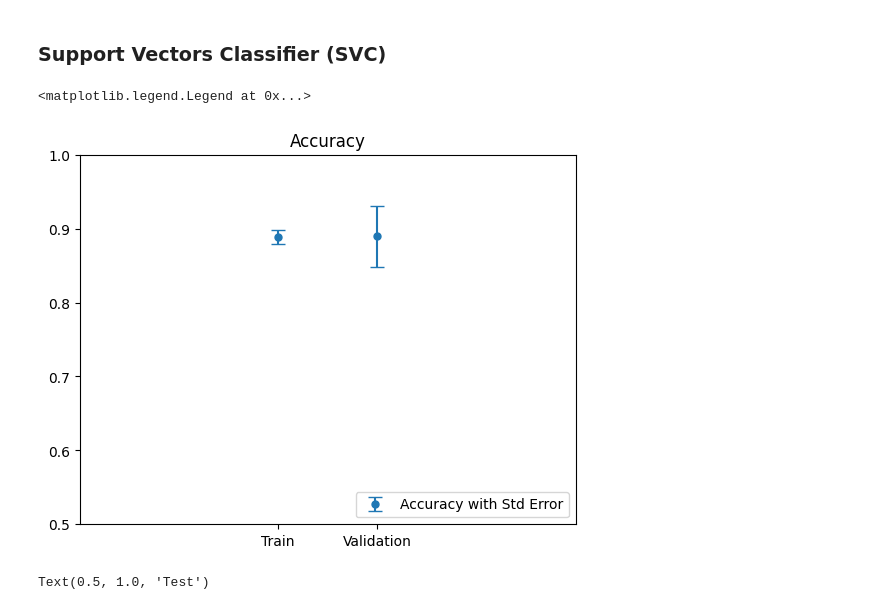
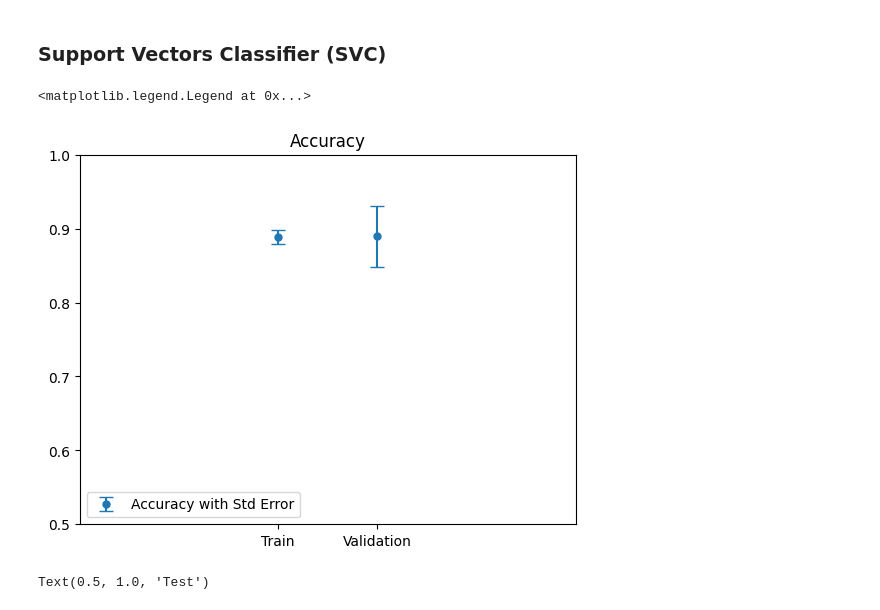
Before and after one commit to LeonardoMicheluz/progettoHealth, a Jupyter notebook: index_Micheluz.ipynb, the cells around one changed output. Drawn from its saved outputs; the diff is of its cells as text; code cells hidden in the pictures.

```diff
--- a/index_Micheluz.ipynb
+++ b/index_Micheluz.ipynb
@@ -465,7 +465,7 @@ knn_search = GridSearchCV(
   cv=5,
   scoring=["accuracy", "f1"],
   return_train_score=True,
-  refit=False,
+  refit="accuracy",
 )
 knn_search.fit(X_train, y_train)
 knn_search_results = pd.DataFrame(knn_search.cv_results_)
@@ -503,5 +502,5 @@ ax[1].legend(loc="lower right")
 # %%
-knn = KNeighborsClassifier(n_neighbors=18)
+knn = knn_search.best_estimator_
 knn.fit(X_train, y_train)
 knn_train_prediction = knn.predict(X_train)
 knn_test_prediction = knn.predict(X_test)
@@ -559,20 +556,20 @@ grid_search_results = pd.DataFrame(grid_search.cv_results_)
 # %%
 best_result = grid_search_results.iloc[grid_search.best_index_]
 train_accuracy = best_result["mean_train_score"]
 test_accuracy = best_result["mean_test_score"]
 train_accuracy_std = best_result["std_train_score"]
 test_accuracy_std = best_result["std_test_score"]
 
 _, ax = plt.subplots()
 ax.errorbar([1,2], [train_accuracy, test_accuracy], [train_accuracy_std, test_accuracy_std], fmt='o', capsize=5, markersize=5, label='Accuracy with Std Error')
 ax.set_title("Accuracy")
 ax.set_xlim(-1, 4)
 ax.set_ylim(0.5, 1)
 ax.set_xticks([1,2], ["Train", "Validation"])
-ax.legend(loc="lower right")
+ax.legend(loc="lower left")
 # %% [output]
 <matplotlib.legend.Legend at 0x...>
-[figure, old version]
+[figure, new version]
 # %%
 svc = LinearSVC(C=grid_search.best_params_['C'], penalty=grid_search.best_params_['penalty'], random_state=rs)
 svc = svc.fit(X_train, y_train)
```
Also changed, not shown: parts of 15 cells of this notebook.
